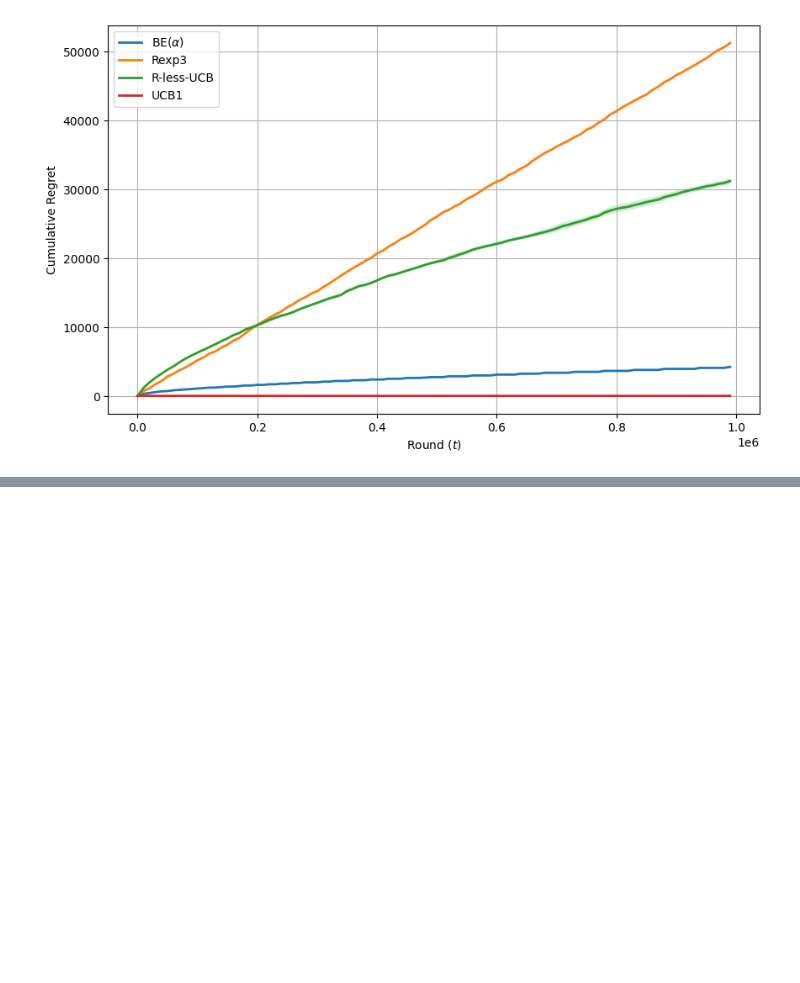
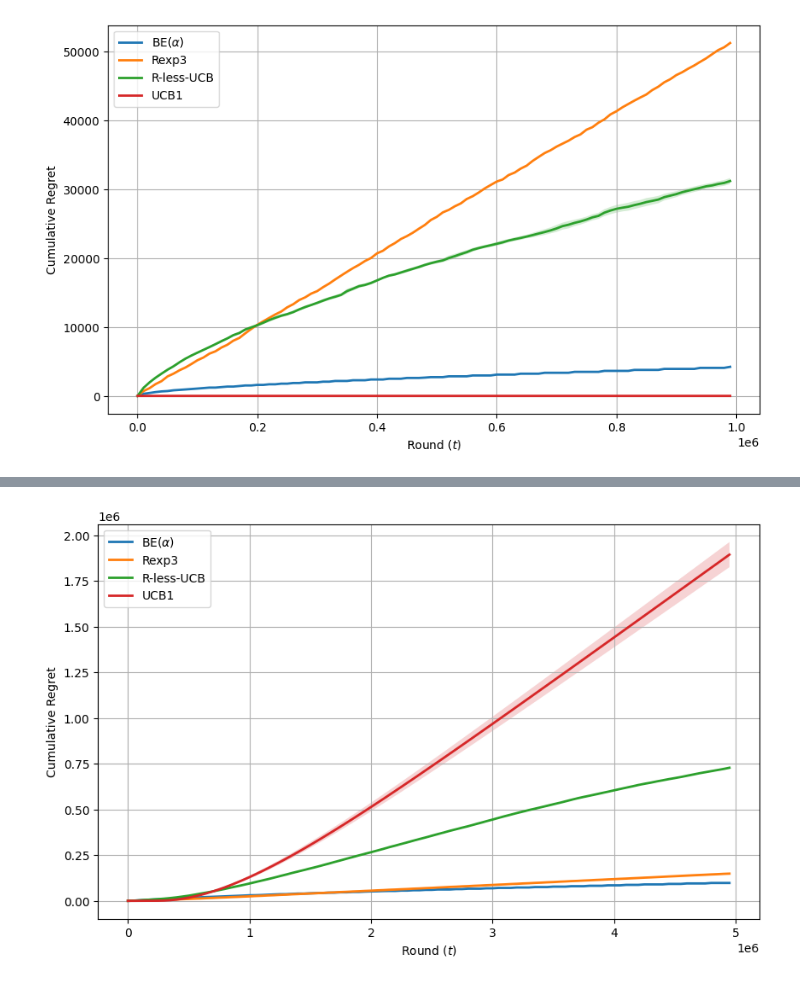
Before and after one commit to m1gwings/rcbealpha-experiments, a Jupyter notebook: rcbealpha-experiments.ipynb, the cells around one changed output, grey strips where cells are left out. Saved outputs shown, nothing was run; the diff lists cells and outputs as text; code cells hidden in the pictures; blank space fills up the shorter version.

```diff
--- a/rcbealpha-experiments.ipynb
+++ b/rcbealpha-experiments.ipynb
@@ -220,0 +255,11 @@ plot_comparison('stat-comparison', results_stat_inst)
+# %%
+if not os.path.exists(f'{OUT_FOLDER}/{EXP_RUN_NAME}.pkl'):
+    results_exp_inst = compare_agents(T=EXP_CONF['T'], agents=agents, instance=instance, sigma=EXP_CONF['SIGMA'], n_runs=EXP_CONF['N_RUNS'], seed=EXP_CONF['SEED'])
+    with open(f'{OUT_FOLDER}/{EXP_RUN_NAME}.pkl', 'wb') as f:
+        pickle.dump(results_exp_inst, f)
+# %%
+with open(f'{OUT_FOLDER}/{EXP_RUN_NAME}.pkl', 'rb') as f:
+    results_exp_inst = pickle.load(f)
+plot_comparison('exp-comparison', results_exp_inst)
+# %% [output]
+[figure, added]
```
Also changed, not shown: parts of 3 cells of this notebook, 2 other files.
